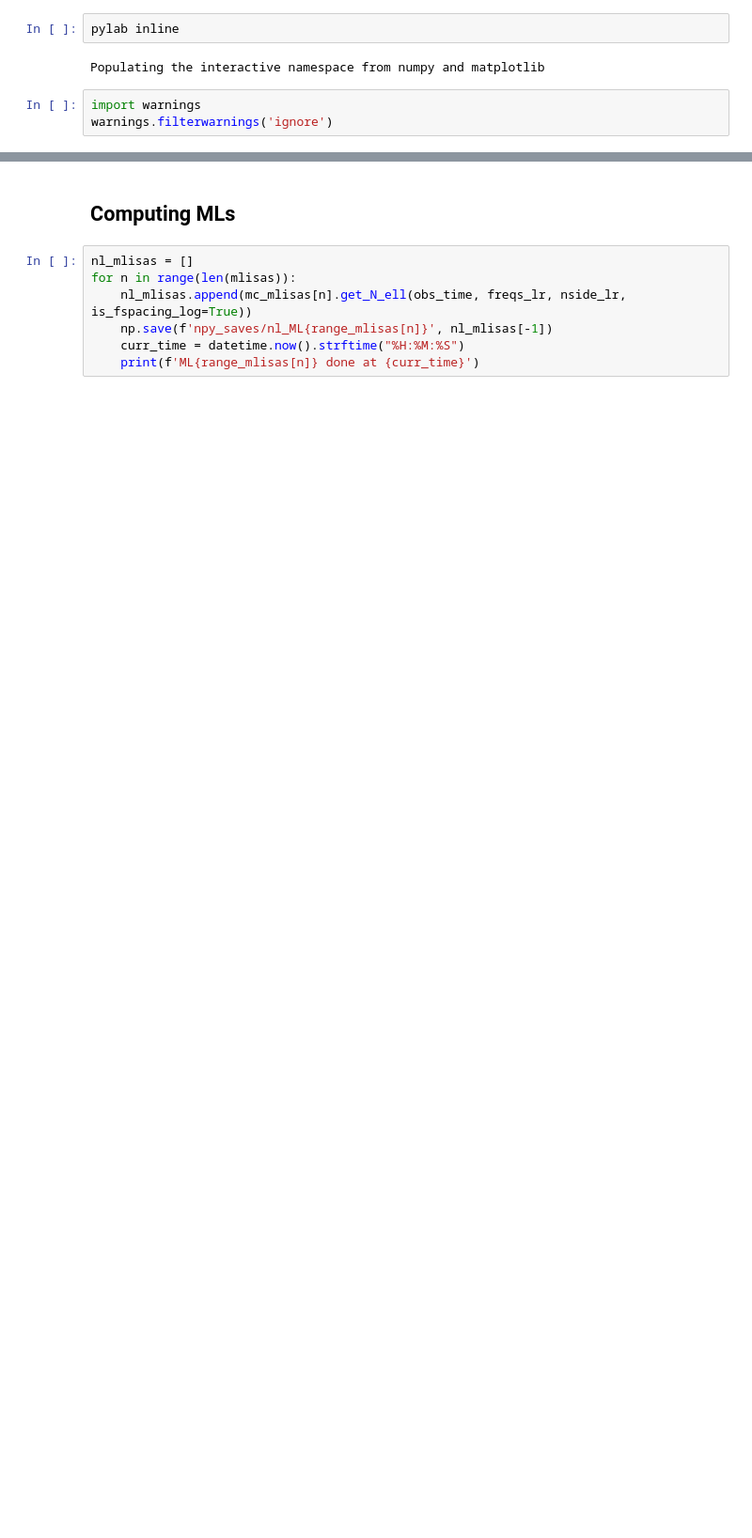
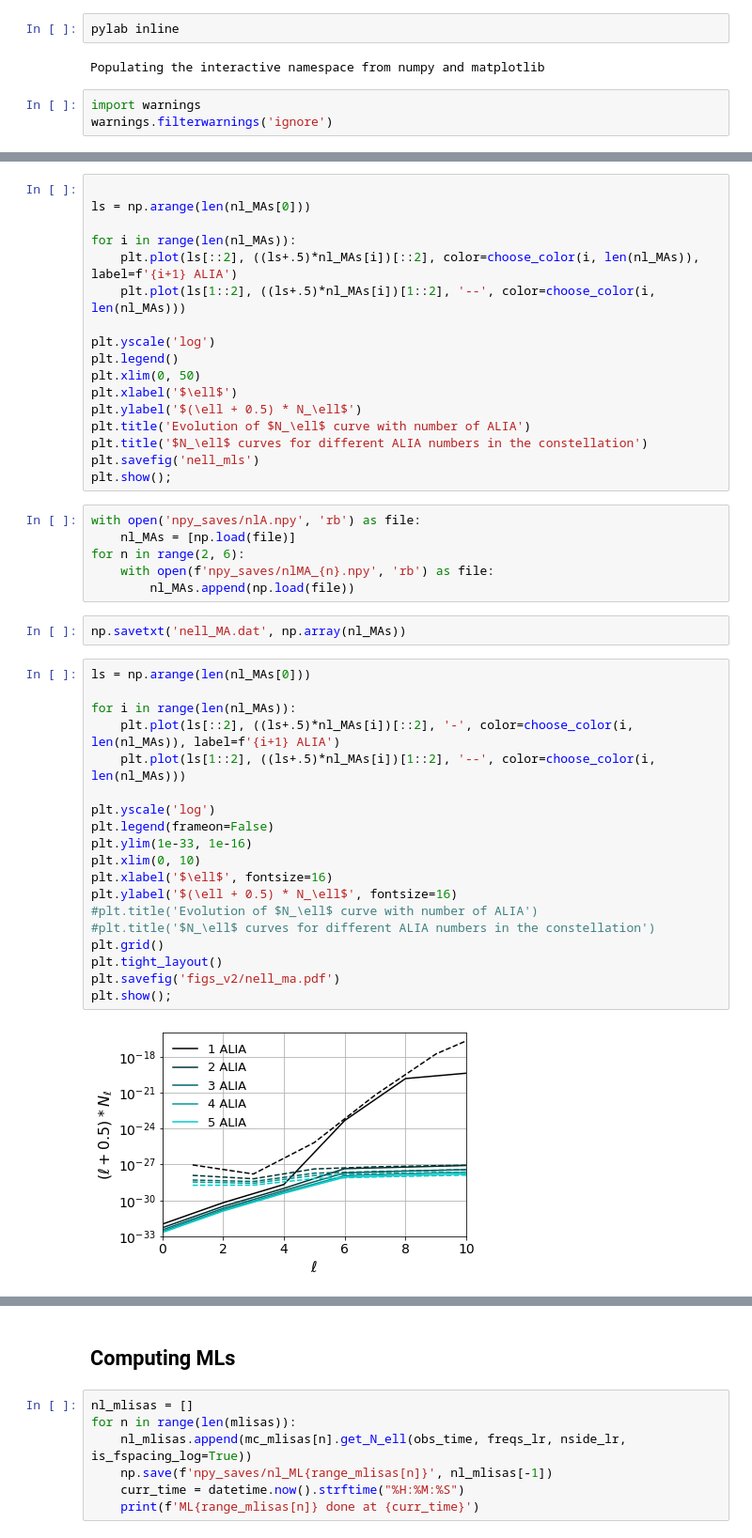
Before and after one commit to damonge/schNell, a Jupyter notebook: mlisa_test.ipynb, the cells around one changed output, grey strips where cells are left out. Shown: that part at 94% size. Cells and saved outputs as stored; diff of their text form; blank space fills up the shorter version.

```diff
--- a/mlisa_test.ipynb
+++ b/mlisa_test.ipynb
@@ -85,0 +221,46 @@ def choose_color(i, n, st_c=start_color, en_c=end_color):
+# %%
+
+ls = np.arange(len(nl_MAs[0]))
+
+for i in range(len(nl_MAs)):
+    plt.plot(ls[::2], ((ls+.5)*nl_MAs[i])[::2], color=choose_color(i, len(nl_MAs)), label=f'{i+1} ALIA')
+    plt.plot(ls[1::2], ((ls+.5)*nl_MAs[i])[1::2], '--', color=choose_color(i, len(nl_MAs)))
+
+plt.yscale('log')
+plt.legend()
+plt.xlim(0, 50)
+plt.xlabel('$\ell$')
+plt.ylabel('$(\ell + 0.5) * N_\ell$')
+plt.title('Evolution of $N_\ell$ curve with number of ALIA')
+plt.title('$N_\ell$ curves for different ALIA numbers in the constellation')
+plt.savefig('nell_mls')
+plt.show();
+# %%
+with open('npy_saves/nlA.npy', 'rb') as file:
+    nl_MAs = [np.load(file)]
+for n in range(2, 6):
+    with open(f'npy_saves/nlMA_{n}.npy', 'rb') as file:
+        nl_MAs.append(np.load(file))
+# %%
+np.savetxt('nell_MA.dat', np.array(nl_MAs))
+# %%
+ls = np.arange(len(nl_MAs[0]))
+
+for i in range(len(nl_MAs)):
+    plt.plot(ls[::2], ((ls+.5)*nl_MAs[i])[::2], '-', color=choose_color(i, len(nl_MAs)), label=f'{i+1} ALIA')
+    plt.plot(ls[1::2], ((ls+.5)*nl_MAs[i])[1::2], '--', color=choose_color(i, len(nl_MAs)))
+
+plt.yscale('log')
+plt.legend(frameon=False)
+plt.ylim(1e-33, 1e-16)
+plt.xlim(0, 10)
+plt.xlabel('$\ell$', fontsize=16)
+plt.ylabel('$(\ell + 0.5) * N_\ell$', fontsize=16)
+#plt.title('Evolution of $N_\ell$ curve with number of ALIA')
+#plt.title('$N_\ell$ curves for different ALIA numbers in the constellation')
+plt.grid()
+plt.tight_layout()
+plt.savefig('figs_v2/nell_ma.pdf')
+plt.show();
+# %% [output]
+[figure, added]
```
Also changed, not shown: parts of 18 cells of this notebook.
